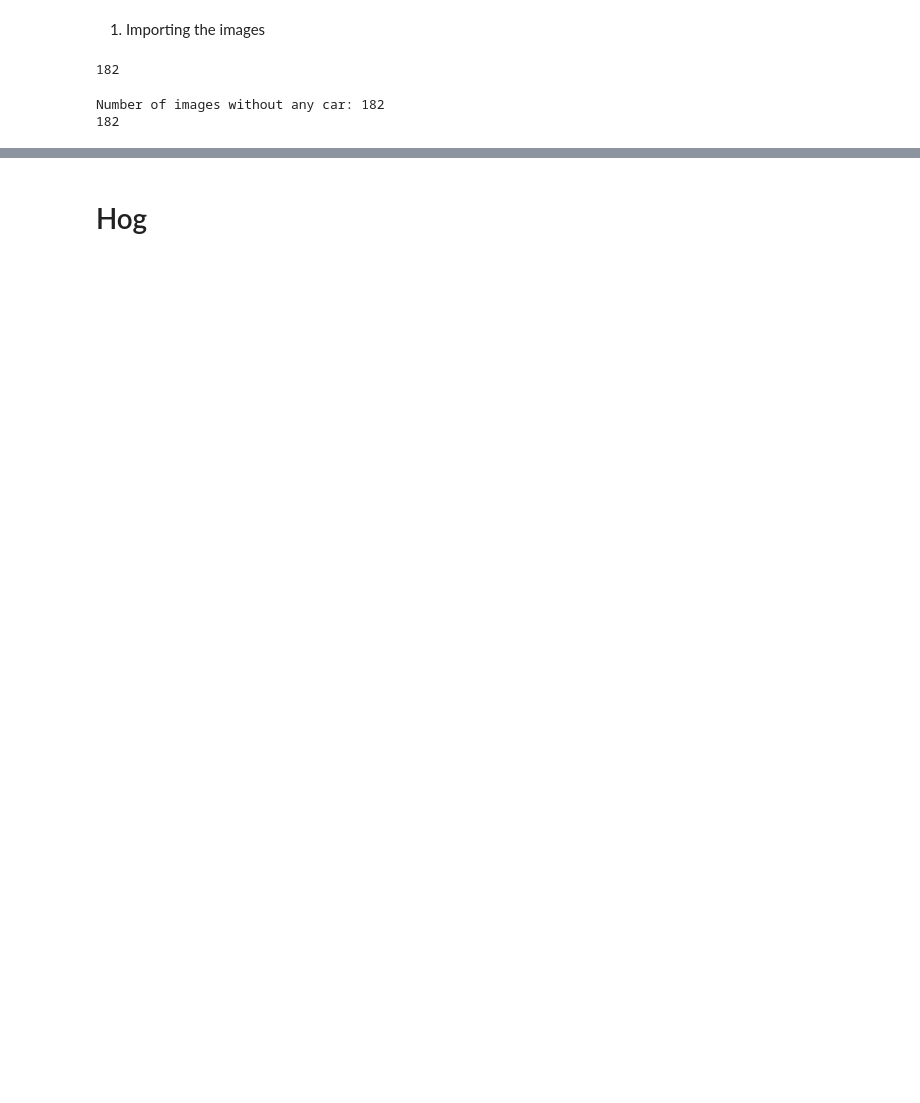
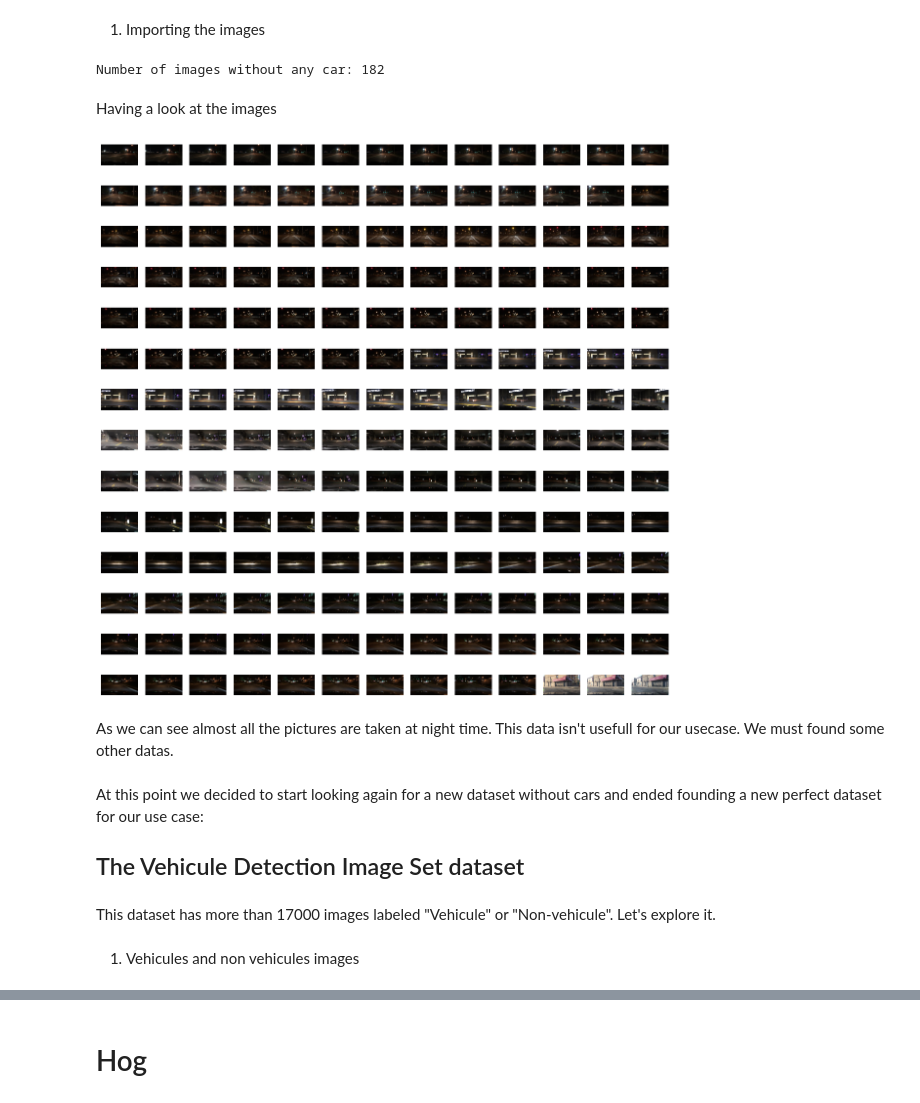
Before and after one commit to adrienloizeau/HOG-Car-Dectector, a Jupyter notebook: cars-classification-model.ipynb, the cells around one changed output, grey strips where cells are left out. Saved outputs shown, nothing was run; the diff lists cells and outputs as text; code cells hidden in the pictures; blank space fills up the shorter version.

```diff
--- a/cars-classification-model.ipynb
+++ b/cars-classification-model.ipynb
@@ -21,3 +21,4 @@ class config:
     IMG_PATH = "/kaggle/input/the-car-connection-picture-dataset"
     ORIGINAL_PROJECT_PATH ="/kaggle/input/train-dataset/train"
     ORIGINAL_PROJECT_LABELS = "/kaggle/input/train-dataset/train.csv"
+    FINAL_DATASET ="/kaggle/input/vehicle-detection-image-set/data"
@@ -169,16 +175,39 @@ len(cars_dataset)
 # %% [markdown]
 1. Importing the images
-# %%
-df_original_dataset_labels["bounding_boxes"].isna().sum()
-# %% [output]
-182
 # %%
 df_original_dataset_labels = pd.read_csv(config.ORIGINAL_PROJECT_LABELS)
-empty_images = df_original_dataset_labels["bounding_boxes"].isna().sum()
-print("Number of images without any car:",empty_images)
+nb_empty_images = df_original_dataset_labels["bounding_boxes"].isna().sum()
+print("Number of images without any car:",nb_empty_images)
 
 df_empty_images = df_original_dataset_labels.loc[df_original_dataset_labels["bounding_boxes"].isna()]
-print(len(df_empty_images))
+
+# Reseting the index to 0
+df_empty_images = df_empty_images.reset_index()
 # %% [output]
 Number of images without any car: 182
-182
+# %% [markdown]
+Having a look at the images
+# %%
+n_images = len(df_empty_images)
+n_rows = int(np.ceil(np.sqrt(n_images)))
+n_cols = int(np.ceil(n_images / n_rows))
+
+fig, ax = plt.subplots(n_rows, n_cols, figsize=(15,15))
+for i in range(n_images):
+    img = read_image(config.ORIGINAL_PROJECT_PATH +"/"+df_empty_images["frame_id"].iloc[i])
+    img = np.transpose(img, (1,2,0))
+    ax[i//n_cols, i%n_cols].imshow(img)
+    ax[i//n_cols, i%n_cols].axis('off')
+plt.show()
+# %% [output]
+[figure, added]
+# %% [markdown]
+As we can see almost all the pictures are taken at night time. This data isn't usefull for our usecase. We must found some other datas.
+# %% [markdown]
+At this point we decided to start looking again for a new dataset without cars and ended founding a new perfect dataset for our use case:
+
+## The Vehicule Detection Image Set dataset
+# %% [markdown]
+This dataset has more than 17000 images labeled "Vehicule" or "Non-vehicule". Let's explore it.
+# %% [markdown]
+1. Vehicules and non vehicules images
```
Also changed, not shown: parts of 32 cells of this notebook.
